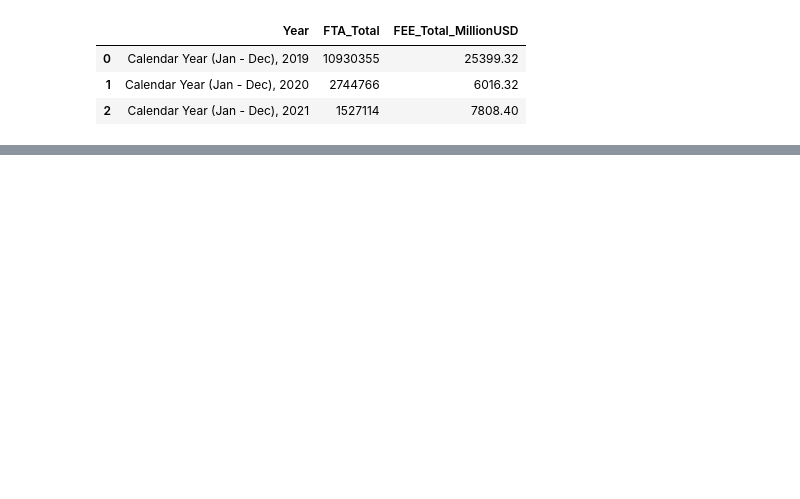
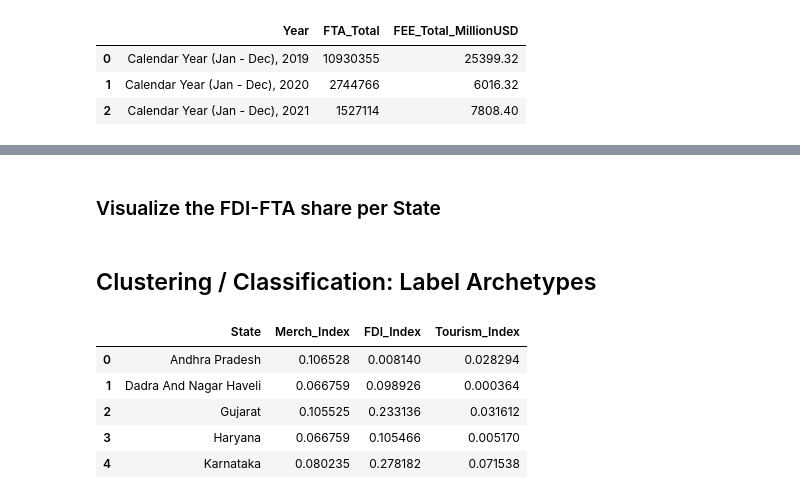
Before and after one commit to NicoleAki/NDAP-Project, a Jupyter notebook: project.ipynb, the cells around one changed output, grey strips where cells are left out. Cells and saved outputs as stored; diff of their text form; code cells hidden in the pictures; blank space fills up the shorter version.

```diff
--- a/project.ipynb
+++ b/project.ipynb
@@ -453,0 +554,2 @@ fta_fee_full.head()'''
+# %% [markdown]
+### Visualize the FDI-FTA share per State
@@ -453,0 +616,13 @@ fta_fee_full.head()'''
+# %% [markdown]
+## Clustering / Classification: Label Archetypes
+# %%
+#average across years
+cluster_df = final_df.groupby("State")[['Merch_Index','FDI_Index','Tourism_Index']].mean().reset_index()
+cluster_df.head()
+# %% [output]
+|  | State | Merch_Index | FDI_Index | Tourism_Index |
+| 0 | Andhra Pradesh | 0.106528 | 0.008140 | 0.028294 |
+| 1 | Dadra And Nagar Haveli | 0.066759 | 0.098926 | 0.000364 |
+| 2 | Gujarat | 0.105525 | 0.233136 | 0.031612 |
+| 3 | Haryana | 0.066759 | 0.105466 | 0.005170 |
+| 4 | Karnataka | 0.080235 | 0.278182 | 0.071538 |
```
Also changed, not shown: parts of 10 cells of this notebook, 4 other files.
